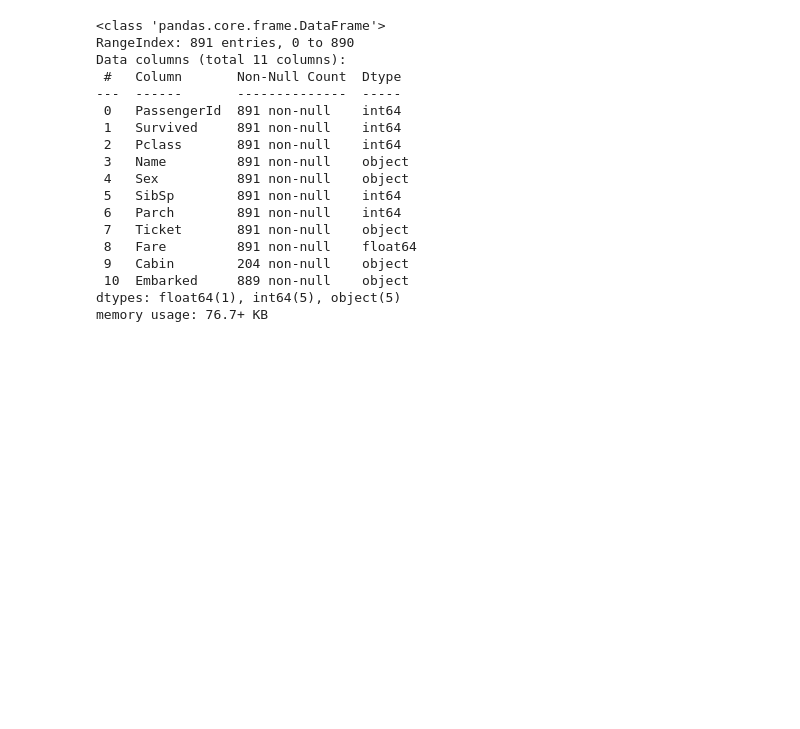
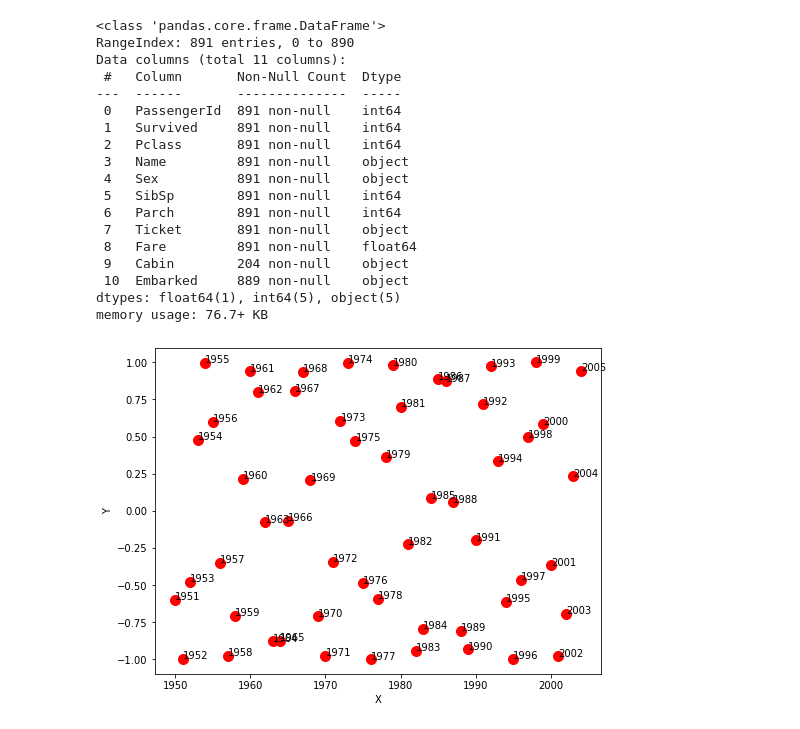
Before and after one commit to Jorge-89/Data-Science-CoderHouse, a Jupyter notebook: Titanic_Pandas.ipynb, the cells around one changed output. Drawn from its saved outputs; the diff is of its cells as text; code cells hidden in the pictures; blank space fills up the shorter version.

```diff
--- a/Titanic_Pandas.ipynb
+++ b/Titanic_Pandas.ipynb
@@ -287,3 +287,24 @@ Data columns (total 11 columns):
  10  Embarked     889 non-null    object
 dtypes: float64(1), int64(5), object(5)
 memory usage: 76.7+ KB
+# %%
+import numpy as np
+import matplotlib.pyplot as plt
+import random
+
+
+X=np.arange(1950,2005)
+Y=np.cos(X)
+
+
+marcas=[1950+i for i in range(1,56)]
+
+plt.figure(figsize=(8,6))
+plt.scatter(X,Y,s=100,color="red")
+plt.xlabel("X")
+plt.ylabel("Y")
+
+for i, label in enumerate(marcas):
+    plt.annotate(label, (X[i], Y[i]))
+# %% [output]
+[figure, added]
```
